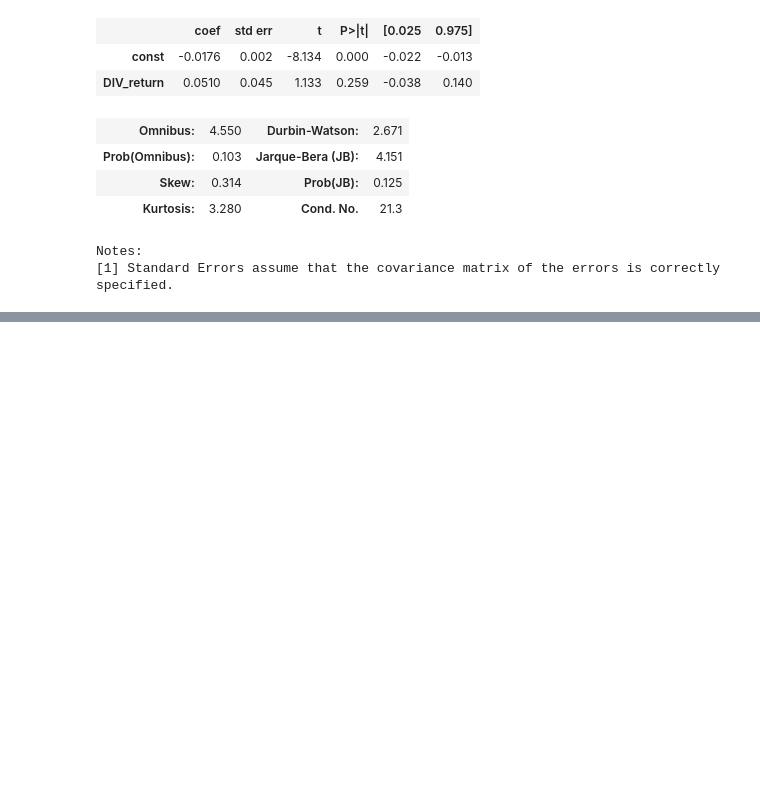
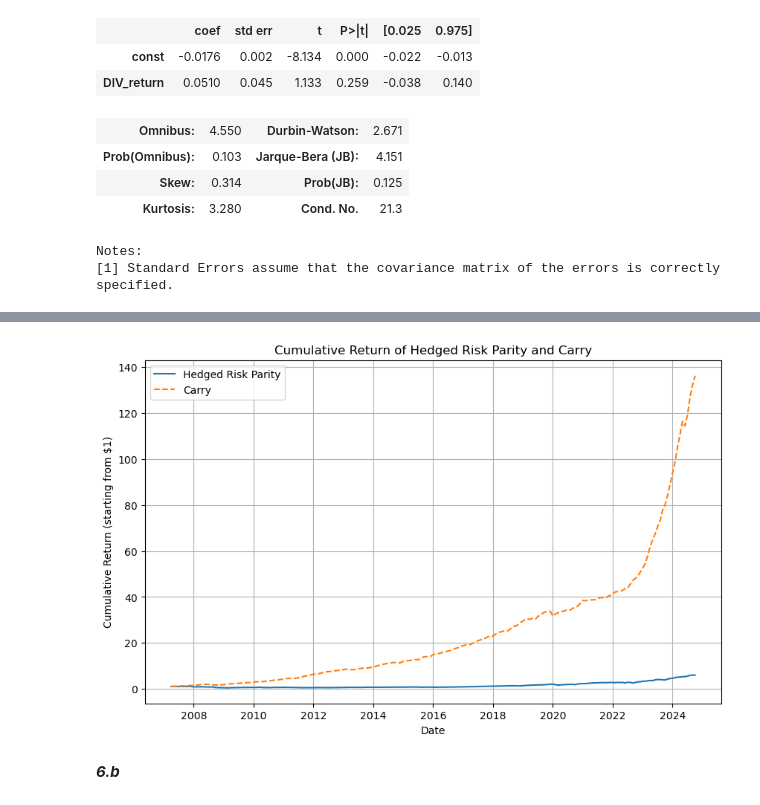
Before and after one commit to pherb127/Investments-Data, a Jupyter notebook: Investments.ipynb, the cells around one changed output, grey strips where cells are left out. Drawn from its saved outputs; the diff is of its cells as text; code cells hidden in the pictures; blank space fills up the shorter version.

```diff
--- a/Investments.ipynb
+++ b/Investments.ipynb
@@ -1494,0 +1499,3 @@ Notes:
+# %%
+excess_ret_currencies = excess_ret.drop(columns=['Germany','USA']).rename(columns={'France':'EUR', 'Australia':'AUD', 'Japan':'JPY', 'Switzerland':'CHF', 'Britain':'GBP'})
+excess_ret_currencies
@@ -1494,0 +1599,19 @@ Notes:
+# %%
+### Plots of carry cumulative return vs DIV
+hedged_risk_parity['date'] = pd.to_datetime(hedged_risk_parity['date'])
+carry_strategy_df['date'] = pd.to_datetime(carry_strategy_df['date'])
+
+# Plotting the cumulative return of hedged risk parity and carry
+plt.figure(figsize=(10, 6))
+plt.plot(hedged_risk_parity.date, (1 + hedged_risk_parity['return']).cumprod().reset_index(drop=True), label='Hedged Risk Parity')
+plt.plot(carry_strategy_df[carry_strategy_df['date'] >= hedged_risk_parity['date'].min()].date, (1 + carry_strategy_df[carry_strategy_df['date'] >= hedged_risk_parity['date'].min()]['carry_return']).cumprod().reset_index(drop=True), label='Carry', linestyle='--')
+plt.xlabel('Date')
+plt.ylabel('Cumulative Return (starting from $1)')
+plt.title('Cumulative Return of Hedged Risk Parity and Carry')
+plt.legend()
+plt.grid()
+plt.show()
+# %% [output]
+[figure, added]
+# %% [markdown]
+***6.b***
```
Also changed, not shown: parts of 8 cells of this notebook.
